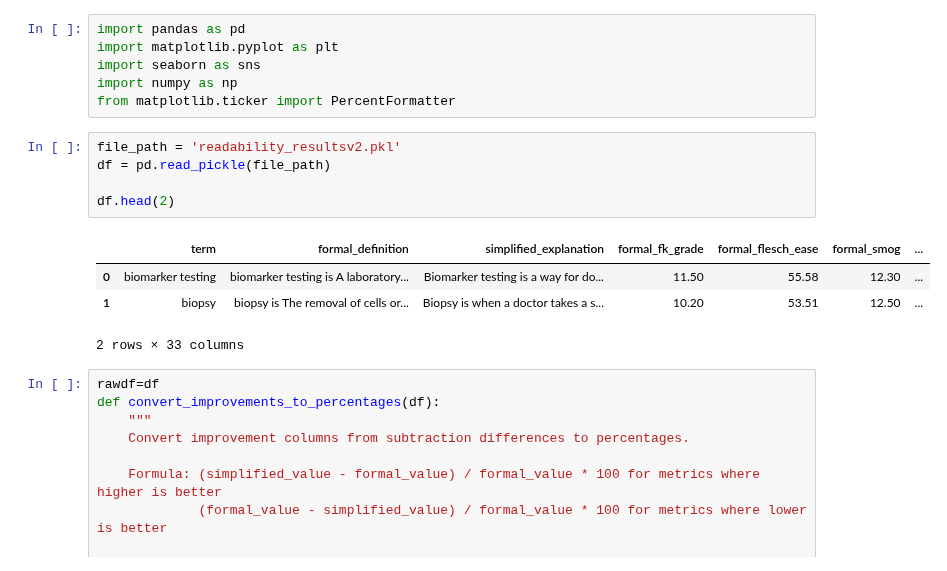
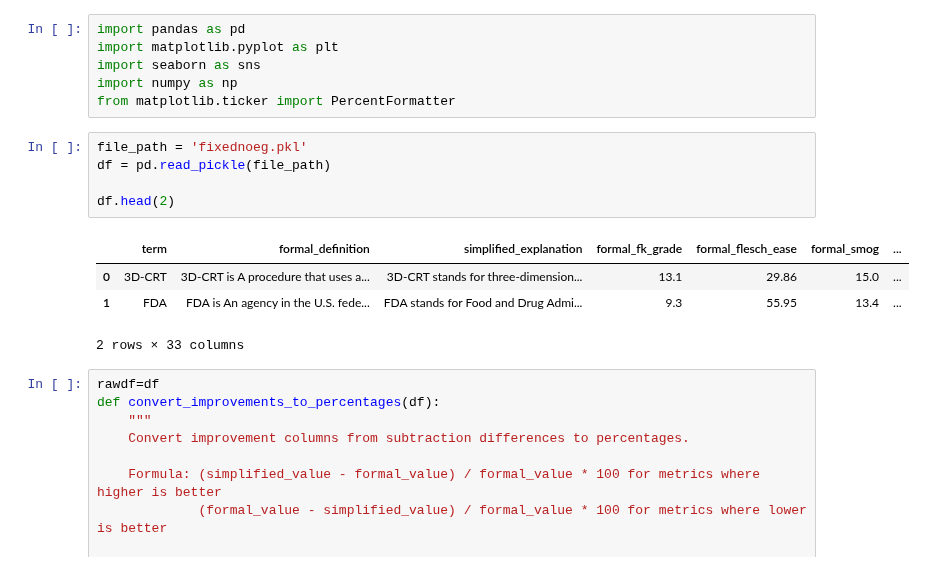
Before and after one commit to yizhoucc/med_dict, a Jupyter notebook: eval df simple no eg improve percentage.ipynb, the cells around one changed output. Drawn from its saved outputs; the diff is of its cells as text.

```diff
--- a/eval df simple no eg improve percentage.ipynb
+++ b/eval df simple no eg improve percentage.ipynb
@@ -7,14 +7,14 @@ import seaborn as sns
 import numpy as np
 from matplotlib.ticker import PercentFormatter
 # %%
-file_path = 'readability_resultsv2.pkl'
+file_path = 'fixednoeg.pkl'
 df = pd.read_pickle(file_path)
 
 df.head(2)
 # %% [output]
 |  | term | formal_definition | simplified_explanation | formal_fk_grade | formal_flesch_ease | formal_smog | ... |
-| 0 | biomarker testing | biomarker testing is A laboratory... | Biomarker testing is a way for do... | 11.50 | 55.58 | 12.30 | ... |
-| 1 | biopsy | biopsy is The removal of cells or... | Biopsy is when a doctor takes a s... | 10.20 | 53.51 | 12.50 | ... |
+| 0 | 3D-CRT | 3D-CRT is A procedure that uses a... | 3D-CRT stands for three-dimension... | 13.1 | 29.86 | 15.0 | ... |
+| 1 | FDA | FDA is An agency in the U.S. fede... | FDA stands for Food and Drug Admi... | 9.3 | 55.95 | 13.4 | ... |
 2 rows × 33 columns
 # %%
 rawdf=df
```
Also changed, not shown: parts of 13 cells of this notebook, 1 other file.
